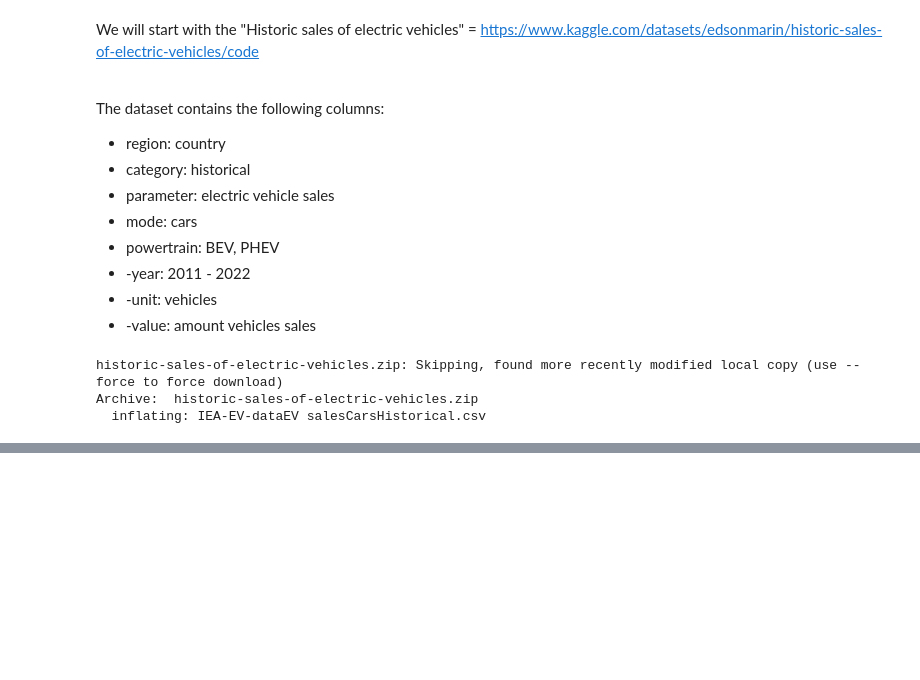
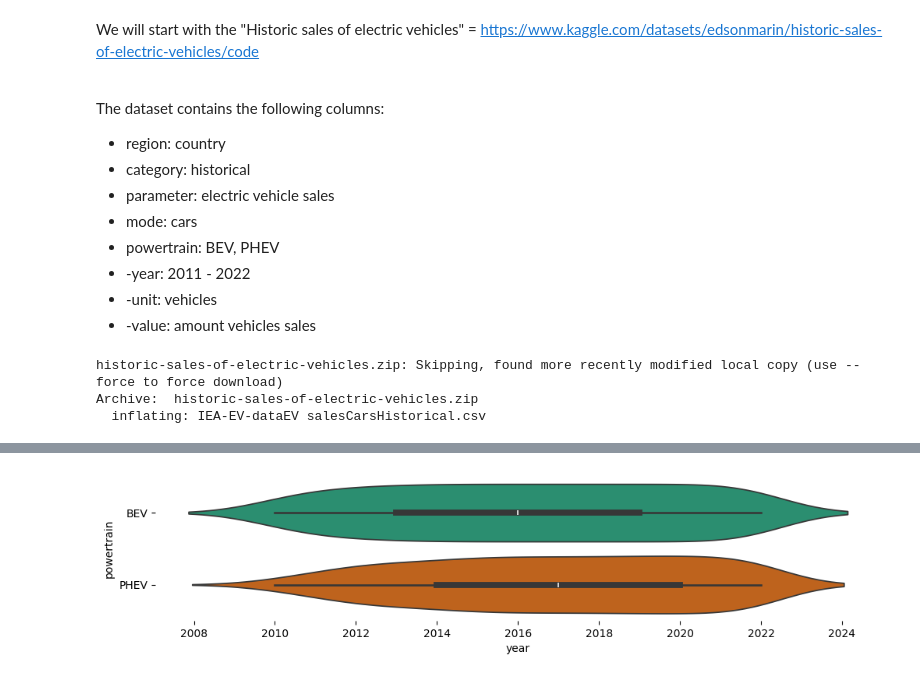
Before and after one commit to kkrusere/EV_Market-Analysis-and-Consumer-Behavior, a Jupyter notebook: exploratory_data_analysis.ipynb, the cells around one changed output, grey strips where cells are left out. Drawn from its saved outputs; the diff is of its cells as text; code cells hidden in the pictures; blank space fills up the shorter version.

```diff
--- a/exploratory_data_analysis.ipynb
+++ b/exploratory_data_analysis.ipynb
@@ -121,0 +169,7 @@ _ = plt.ylabel('count()')
+# %%
+figsize = (12, 1.2 * len(data['powertrain'].unique()))
+plt.figure(figsize=figsize)
+sns.violinplot(data=data, x='year', y='powertrain', inner='box', hue='powertrain', palette='Dark2', legend=False)
+sns.despine(top=True, right=True, bottom=True, left=True)
+# %% [output]
+[figure, added]
```
Also changed, not shown: parts of 16 cells of this notebook.
